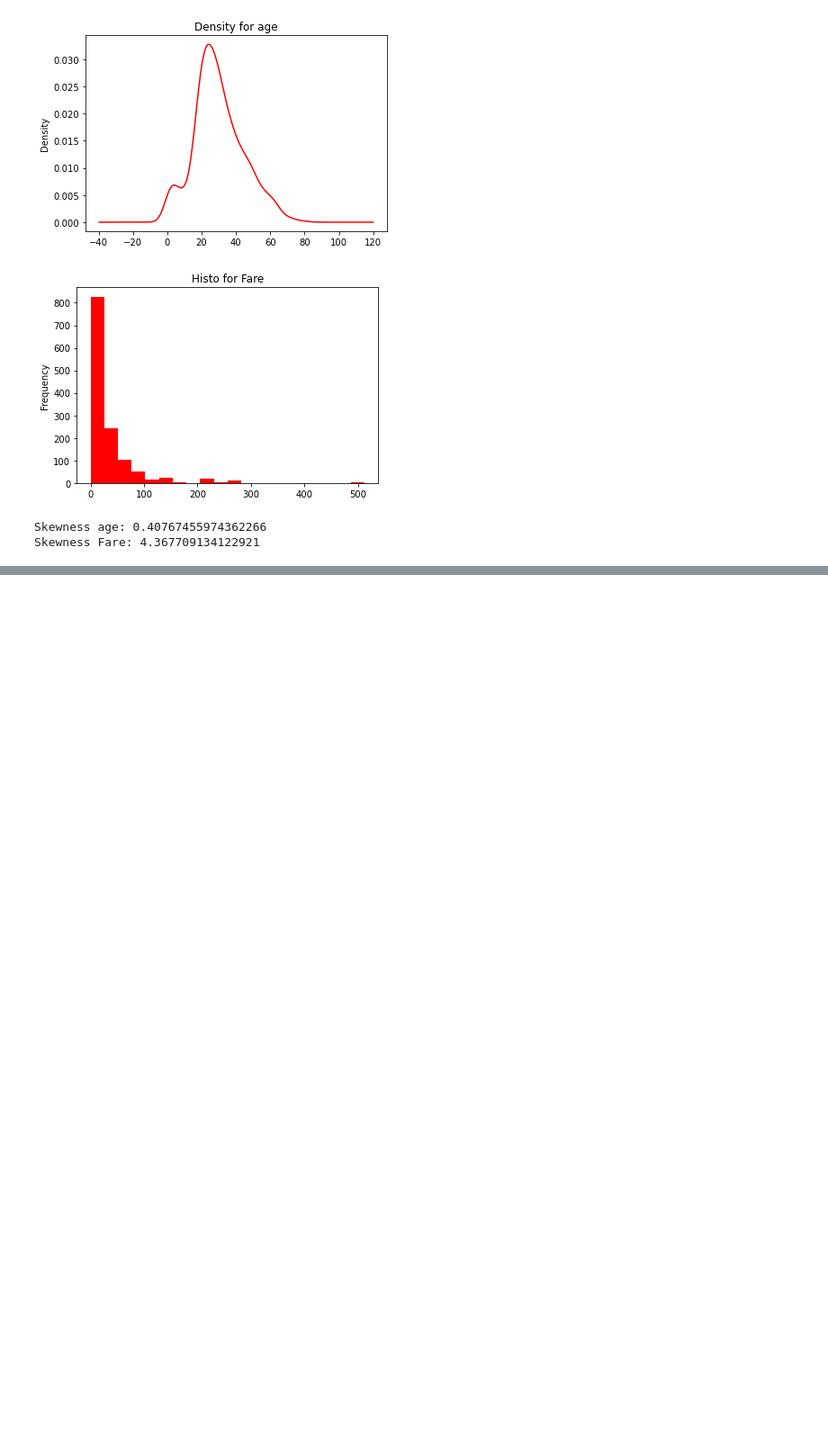
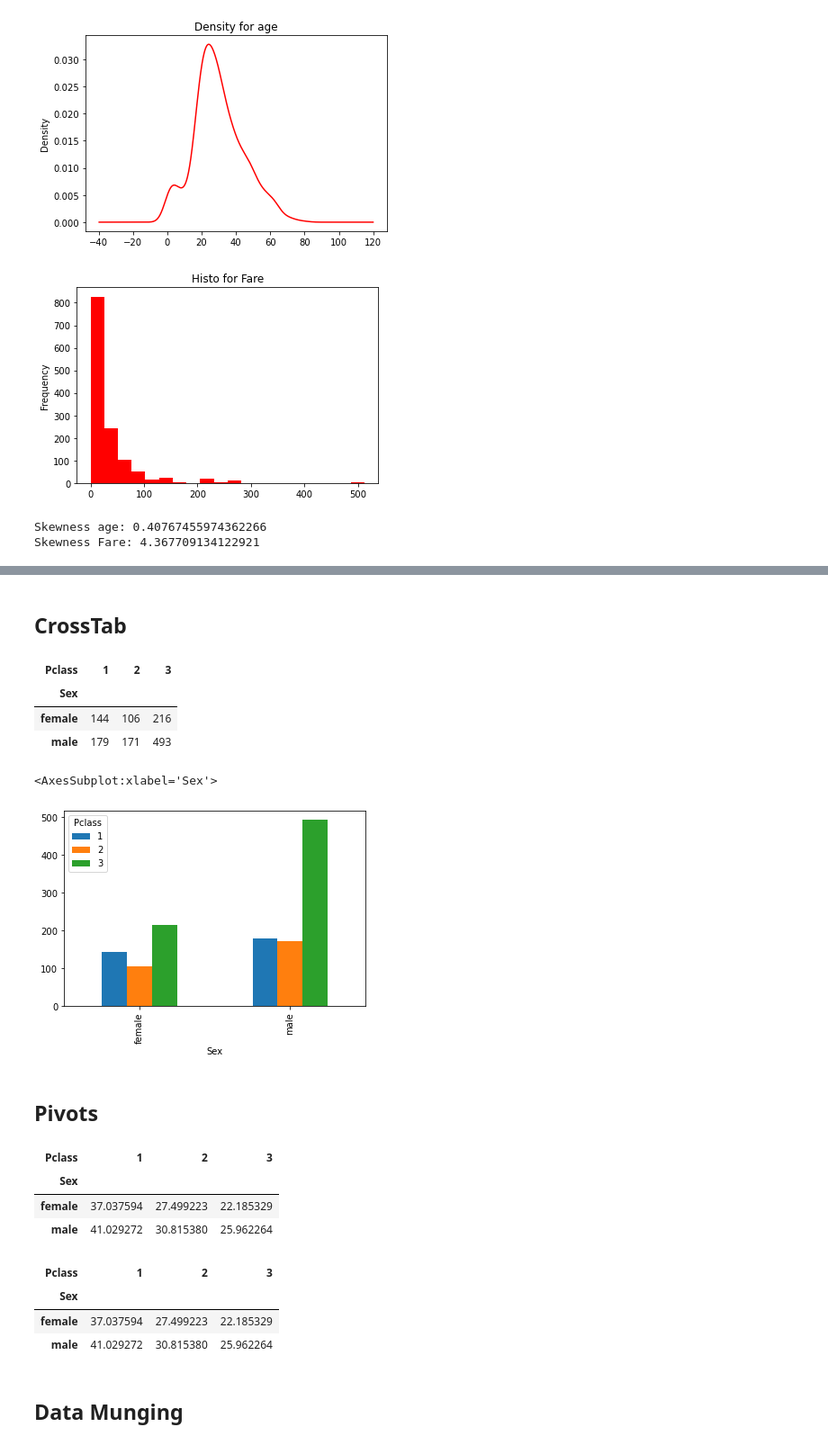
Before and after one commit to Hariru4/titanic_challenge, a Jupyter notebook: Notebooks/1.0_data_exploration.ipynb, the cells around one changed output, grey strips where cells are left out. Shown: that part at 90% size. Drawn from its saved outputs; the diff is of its cells as text; code cells hidden in the pictures; blank space fills up the shorter version.

```diff
--- a/Notebooks/1.0_data_exploration.ipynb
+++ b/Notebooks/1.0_data_exploration.ipynb
@@ -205,0 +247,32 @@ Skewness Fare: 4.367709134122921
+# %% [markdown]
+## CrossTab
+# %%
+pd.crosstab(full_df.Sex,full_df.Pclass)
+# %% [output]
+| Pclass | 1 | 2 | 3 |
+| Sex |  |  |  |
+| female | 144 | 106 | 216 |
+| male | 179 | 171 | 493 |
+# %%
+pd.crosstab(full_df.Sex,full_df.Pclass).plot(kind='bar')
+# %% [output]
+<AxesSubplot:xlabel='Sex'>
+[figure, added]
+# %% [markdown]
+## Pivots
+# %%
+full_df.pivot_table(index='Sex',columns='Pclass',values='Age',aggfunc='mean')
+# %% [output]
+| Pclass | 1 | 2 | 3 |
+| Sex |  |  |  |
+| female | 37.037594 | 27.499223 | 22.185329 |
+| male | 41.029272 | 30.815380 | 25.962264 |
+# %%
+full_df.groupby(['Sex','Pclass']).Age.mean().unstack()
+# %% [output]
+| Pclass | 1 | 2 | 3 |
+| Sex |  |  |  |
+| female | 37.037594 | 27.499223 | 22.185329 |
+| male | 41.029272 | 30.815380 | 25.962264 |
+# %% [markdown]
+## Data Munging
```
Also changed, not shown: parts of 56 cells of this notebook.
